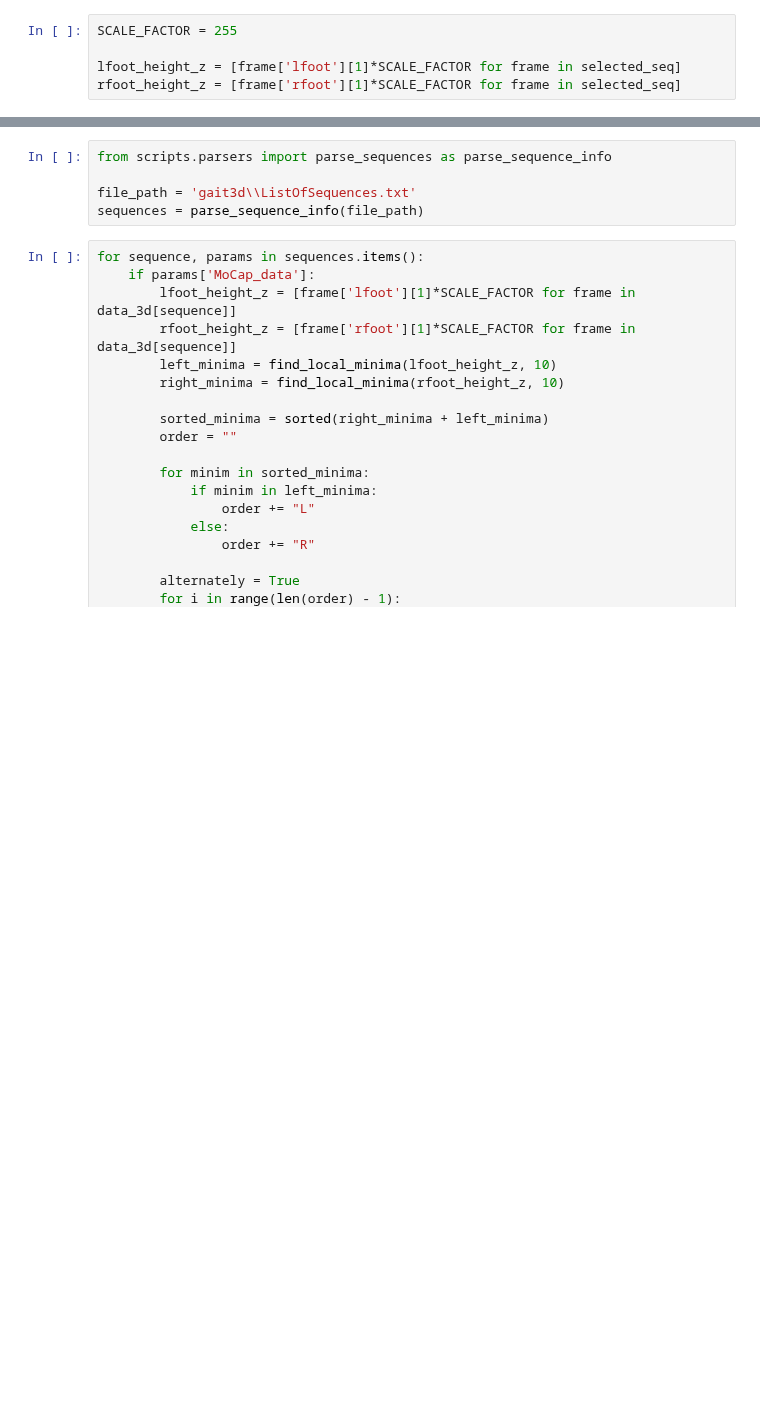
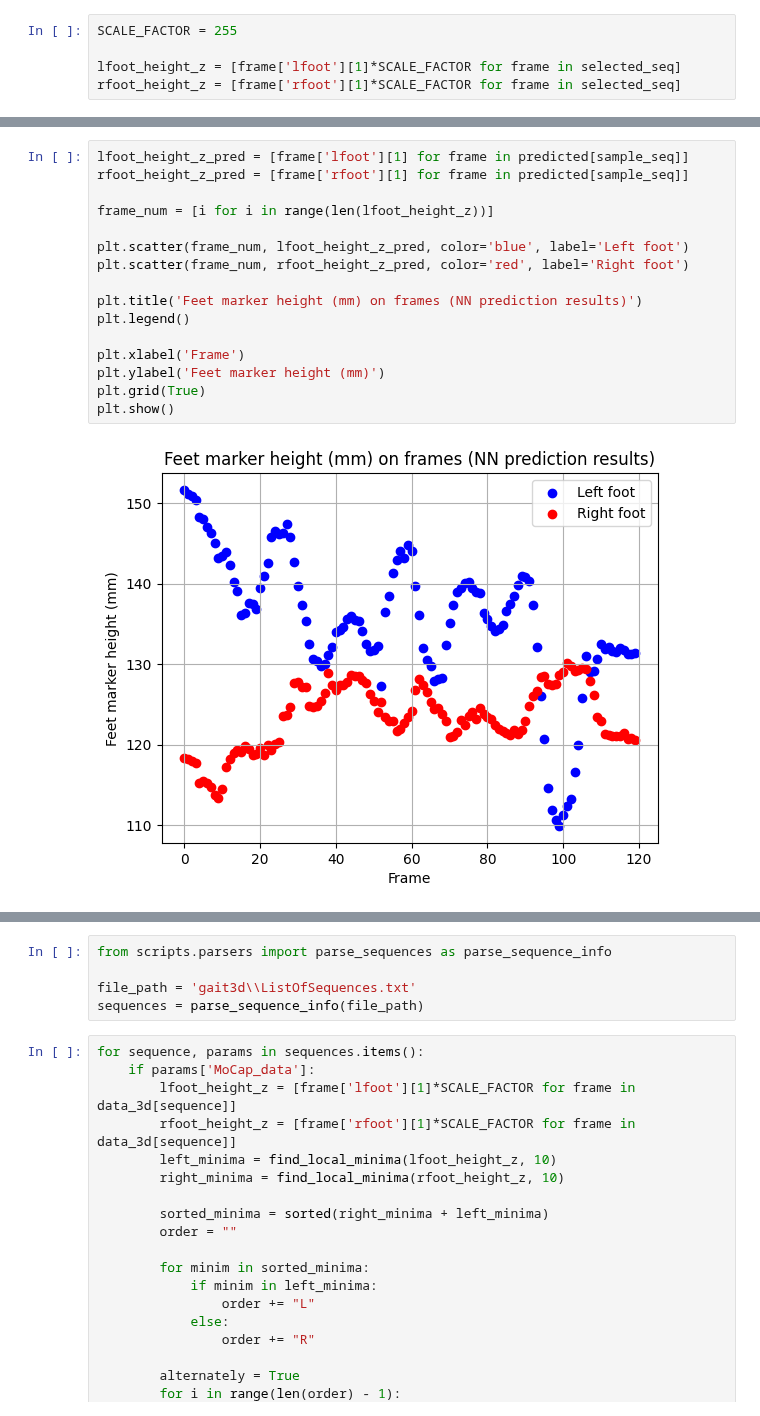
Before and after one commit to mklimek001/gait-features-identification, a Jupyter notebook: gait_analysis.ipynb, the cells around one changed output, grey strips where cells are left out. Drawn from its saved outputs; the diff is of its cells as text; blank space fills up the shorter version.

```diff
--- a/gait_analysis.ipynb
+++ b/gait_analysis.ipynb
@@ -74,0 +96,18 @@ plt.show()
+# %%
+lfoot_height_z_pred = [frame['lfoot'][1] for frame in predicted[sample_seq]]
+rfoot_height_z_pred = [frame['rfoot'][1] for frame in predicted[sample_seq]]
+
+frame_num = [i for i in range(len(lfoot_height_z))]
+
+plt.scatter(frame_num, lfoot_height_z_pred, color='blue', label='Left foot')
+plt.scatter(frame_num, rfoot_height_z_pred, color='red', label='Right foot')
+
+plt.title('Feet marker height (mm) on frames (NN prediction results)')
+plt.legend()
+
+plt.xlabel('Frame')
+plt.ylabel('Feet marker height (mm)')
+plt.grid(True)
+plt.show()
+# %% [output]
+[figure, added]
```
Also changed, not shown: parts of 10 cells of this notebook, 1 other file.
